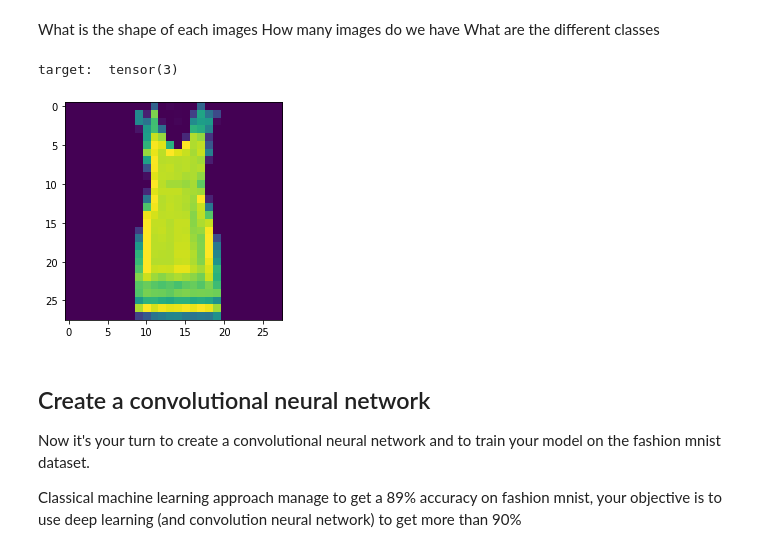
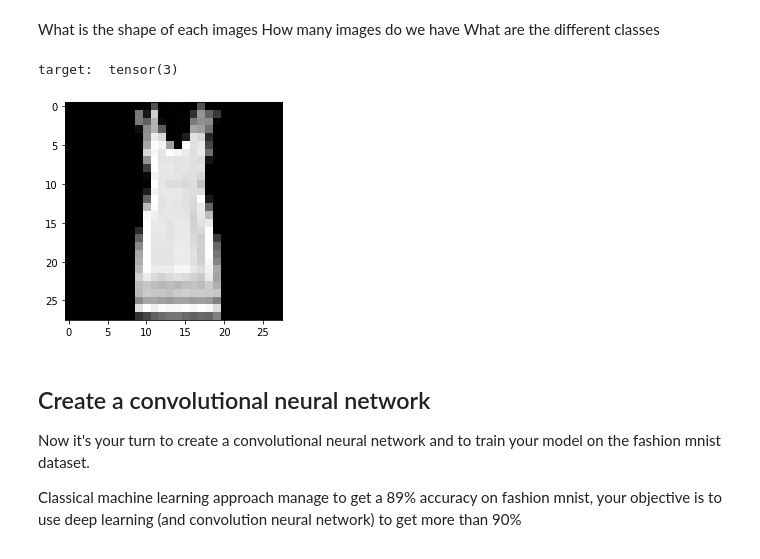
Before and after one commit to DL-ECE/tp2-deeplearningonimages-GuilhemCouvin17, a Jupyter notebook: convolution.ipynb, the cells around one changed output. Drawn from its saved outputs; the diff is of its cells as text; code cells hidden in the pictures.

```diff
--- a/convolution.ipynb
+++ b/convolution.ipynb
@@ -927,11 +927,11 @@ def fashion_mnist_dataset_answer():
     return {'shape': shape, 'nb_in_train_set': number_of_images_in_train_set, 'nb_in_test_set': number_of_images_in_test_set, 'number_of_classes': number_of_classes}
 # %%
 print("target: ",fmnist_train.dataset.targets[1997])
-display_image(fmnist_train.dataset.data[1997,:,:])
+plot_one_tensor(fmnist_train.dataset.data[1997,:,:].squeeze().numpy())
 plt.show()
 # %% [output]
 target:  tensor(3)
-[figure, old version]
+[figure, new version]
 # %% [markdown]
 ## Create a convolutional neural network
 
```
Also changed, not shown: parts of 6 cells of this notebook.
